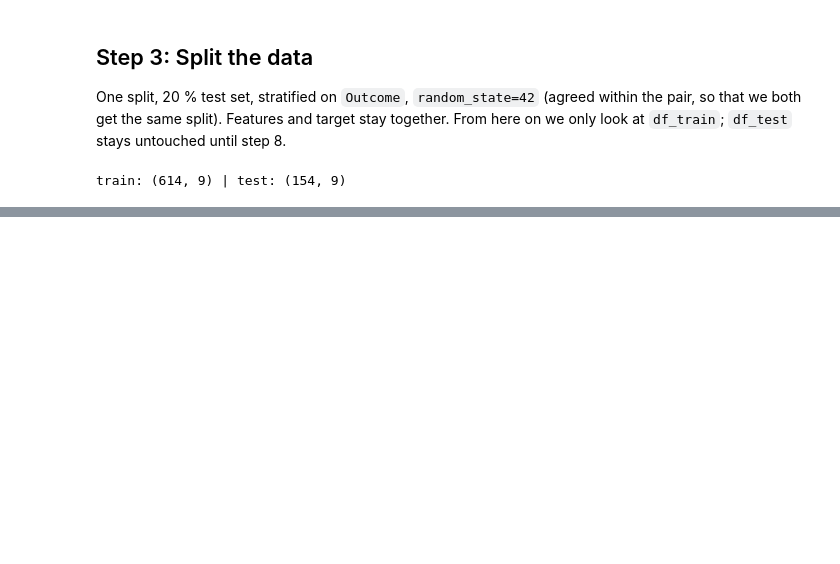
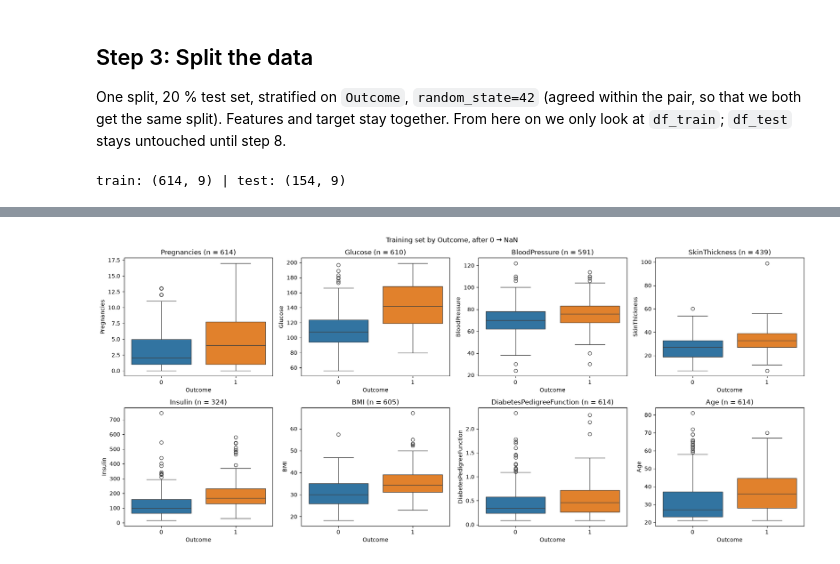
Before and after one commit to khaldounalhanawi/Project-Diabetes, a Jupyter notebook: 01_diabetes_project copy.ipynb, the cells around one changed output, grey strips where cells are left out. Cells and saved outputs as stored; diff of their text form; code cells hidden in the pictures; blank space fills up the shorter version.

```diff
--- a/01_diabetes_project copy.ipynb
+++ b/01_diabetes_project copy.ipynb
@@ -180,0 +239,4 @@ print(f"P_min = {P_MIN} lies above the precision of 'everyone has diabetes': {P_
+# %%
+FEATURES = df_train.columns.drop("Outcome")
+
+df_train[FEATURES].skew().round(2).sort_values(ascending=False)
@@ -180,0 +267,10 @@ print(f"P_min = {P_MIN} lies above the precision of 'everyone has diabetes': {P_
+# %%
+# Shapiro per group: with n in the hundreds, read it together with the histogram and the skew
+rows = []
+for col in ["BMI", "Insulin"]:
+    for outcome, values in df_train.groupby("Outcome")[col]:
+        values = values.dropna()
+        w, p = stats.shapiro(values)
+        rows.append({"column": col, "Outcome": outcome, "n": len(values),
+                     "skew": round(values.skew(), 2), "Shapiro W": round(w, 3), "Shapiro p": p})
+pd.DataFrame(rows)
@@ -180,0 +287,10 @@ print(f"P_min = {P_MIN} lies above the precision of 'everyone has diabetes': {P_
+# %%
+fig, axes = plt.subplots(2, 4, figsize=(18, 8))
+for ax, col in zip(axes.flat, FEATURES):
+    sns.boxplot(data=df_train, x="Outcome", y=col, hue="Outcome", legend=False, ax=ax)
+    ax.set_title(f"{col} (n = {df_train[col].notna().sum()})")
+plt.suptitle("Training set by Outcome, after 0 → NaN")
+plt.tight_layout()
+plt.show()
+# %% [output]
+[figure, added]
```
Also changed, not shown: parts of 13 cells of this notebook.
